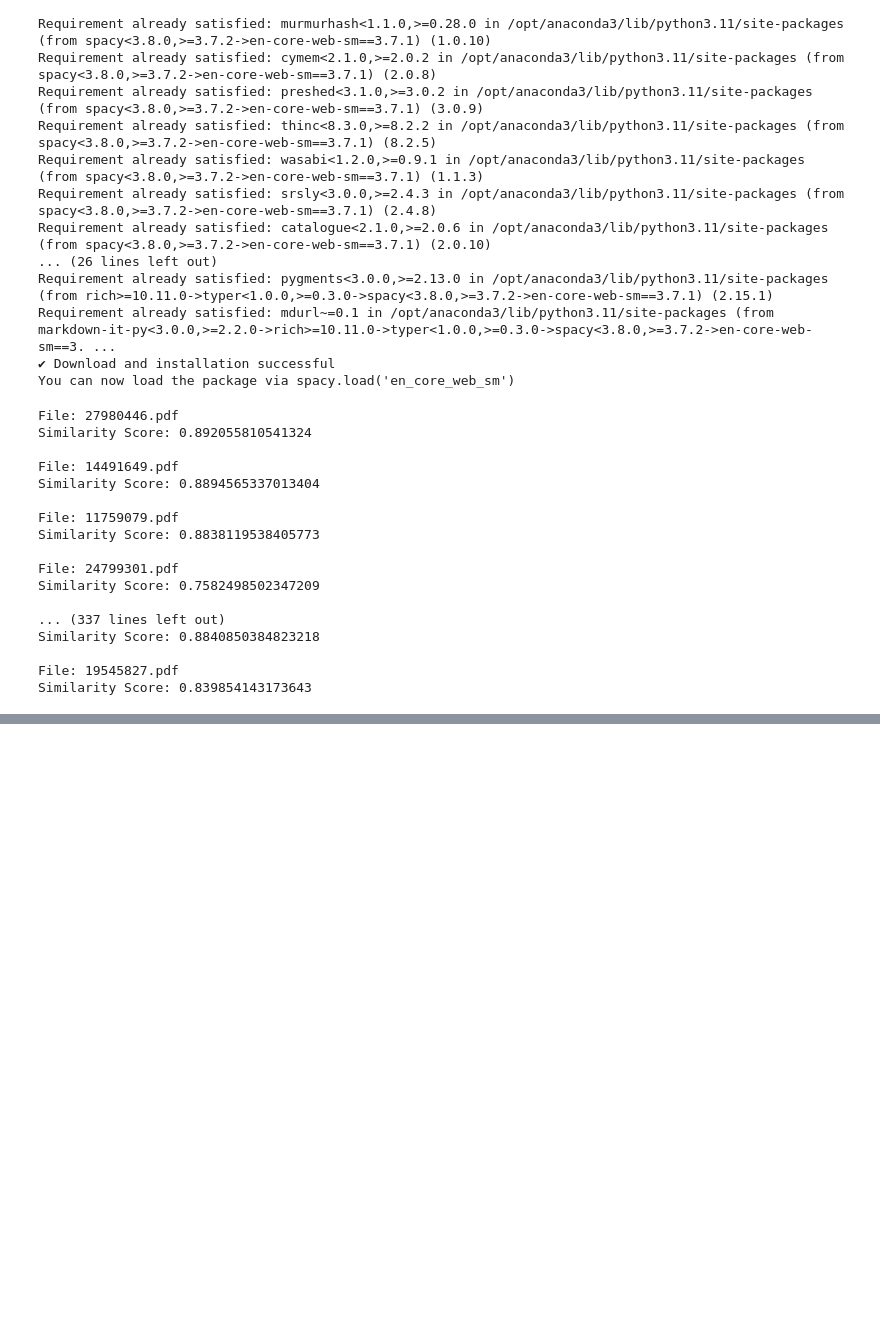
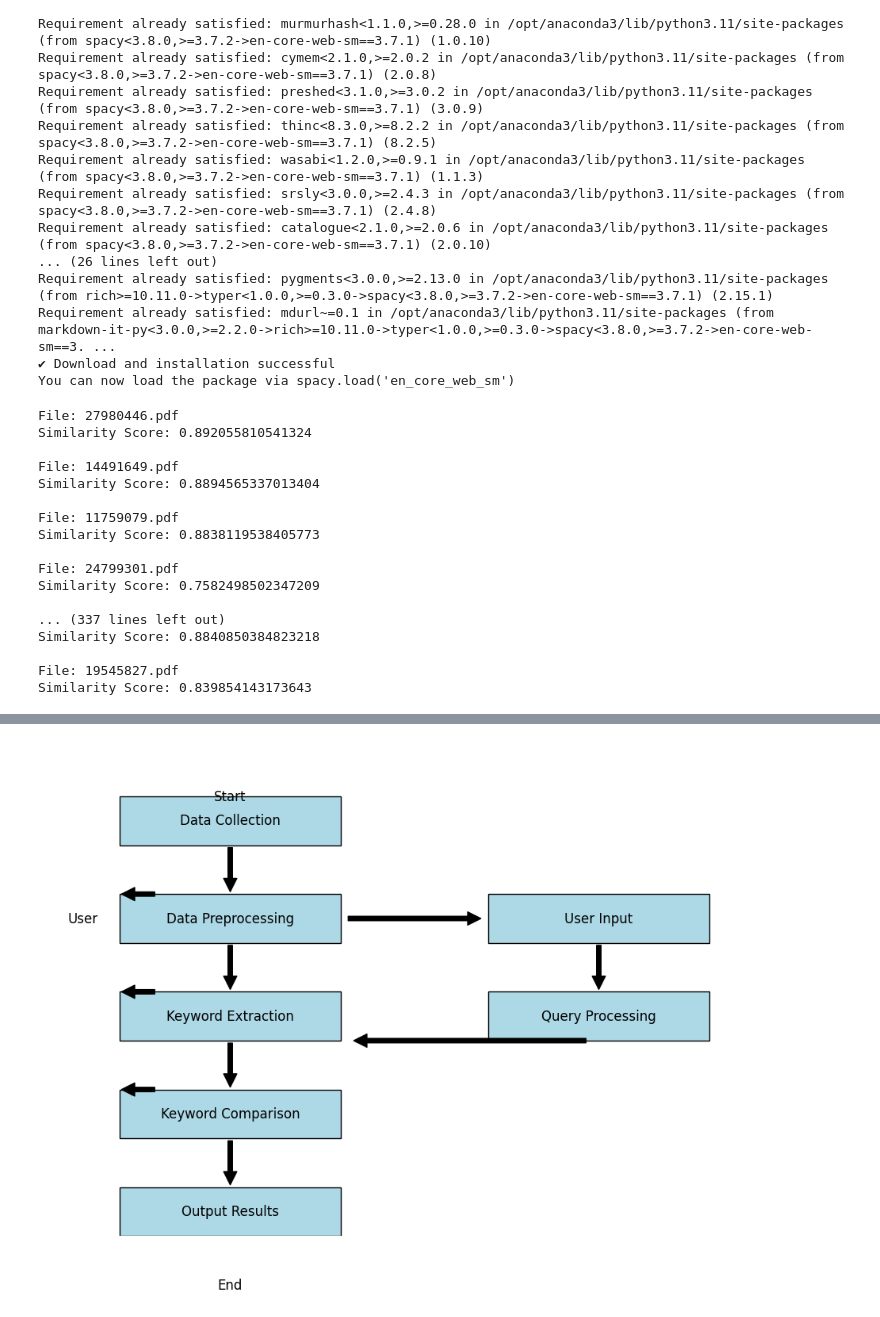
Before and after one commit to x22237941/Resume_Parser, a Jupyter notebook: PDF Extraction.ipynb, the cells around one changed output, grey strips where cells are left out. Drawn from its saved outputs; the diff is of its cells as text; code cells hidden in the pictures; blank space fills up the shorter version.

```diff
--- a/PDF Extraction.ipynb
+++ b/PDF Extraction.ipynb
@@ -1185,0 +1368,57 @@ Similarity Score: 0.839854143173643
+# %%
+import matplotlib.pyplot as plt
+import matplotlib.patches as patches
+
+def create_flowchart():
+    fig, ax = plt.subplots(figsize=(12, 8))
+
+    # Boxes coordinates and dimensions
+    boxes = {
+        "Data Collection": (0.1, 0.8, 0.3, 0.1),
+        "Data Preprocessing": (0.1, 0.6, 0.3, 0.1),
+        "Keyword Extraction": (0.1, 0.4, 0.3, 0.1),
+        "Keyword Comparison": (0.1, 0.2, 0.3, 0.1),
+        "Output Results": (0.1, 0.0, 0.3, 0.1),
+        "User Input": (0.6, 0.6, 0.3, 0.1),
+        "Query Processing": (0.6, 0.4, 0.3, 0.1),
+    }
+
+    # Draw the boxes
+    for label, (x, y, width, height) in boxes.items():
+        ax.add_patch(patches.Rectangle((x, y), width, height, edgecolor='black', facecolor='lightblue'))
+        ax.text(x + width / 2, y + height / 2, label, fontsize=12, ha='center', va='center')
+
+    # Arrows between boxes
+    arrows = [
+        ((0.25, 0.8), (0.25, 0.7)),
+        ((0.25, 0.6), (0.25, 0.5)),
+        ((0.25, 0.4), (0.25, 0.3)),
+        ((0.25, 0.2), (0.25, 0.1)),
+        ((0.4, 0.65), (0.6, 0.65)),
+        ((0.75, 0.6), (0.75, 0.5)),
+        ((0.75, 0.4), (0.4, 0.4)),
+    ]
+
+    for (start_x, start_y), (end_x, end_y) in arrows:
+        ax.annotate('', xy=(end_x, end_y), xytext=(start_x, start_y), arrowprops=dict(facecolor='black', shrink=0.05))
+
+    # Additional text for user and end
+    ax.text(0.05, 0.65, 'User', fontsize=12, ha='center', va='center')
+    ax.text(0.25, 0.9, 'Start', fontsize=12, ha='center', va='center')
+    ax.text(0.25, -0.1, 'End', fontsize=12, ha='center', va='center')
+
+    # User arrow
+    ax.annotate('', xy=(0.1, 0.7), xytext=(0.15, 0.7), arrowprops=dict(facecolor='black', shrink=0.05))
+    ax.annotate('', xy=(0.1, 0.5), xytext=(0.15, 0.5), arrowprops=dict(facecolor='black', shrink=0.05))
+    ax.annotate('', xy=(0.1, 0.3), xytext=(0.15, 0.3), arrowprops=dict(facecolor='black', shrink=0.05))
+
+    # Remove axes
+    ax.axis('off')
+
+    # Save and display
+    plt.savefig("Keyword_Comparison_Flowchart.png")
+    plt.show()
+
+create_flowchart()
+# %% [output]
+[figure, added]
```
Also changed, not shown: parts of 16 cells of this notebook, 5 other files.
